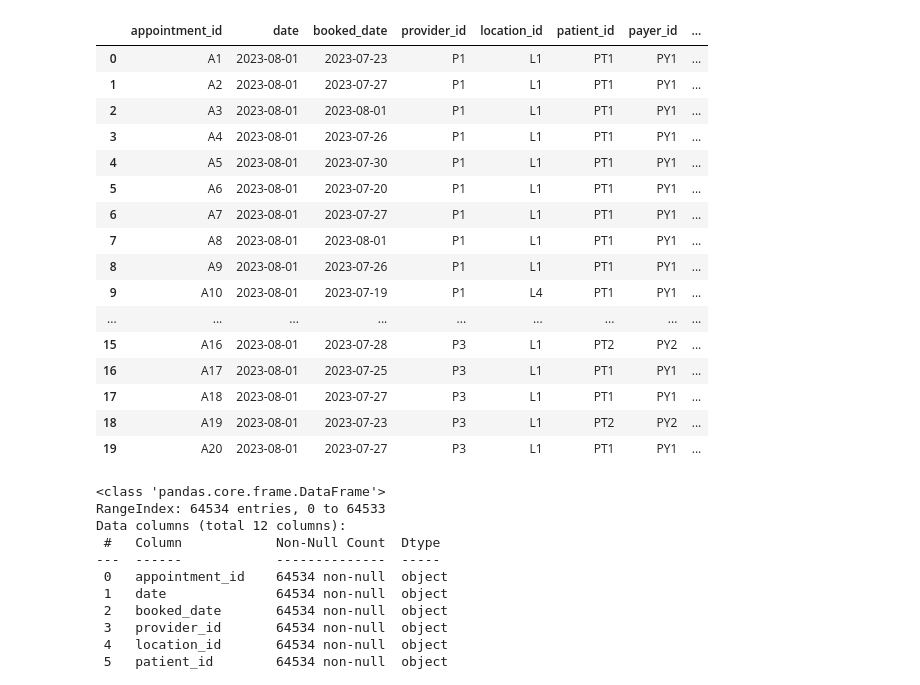
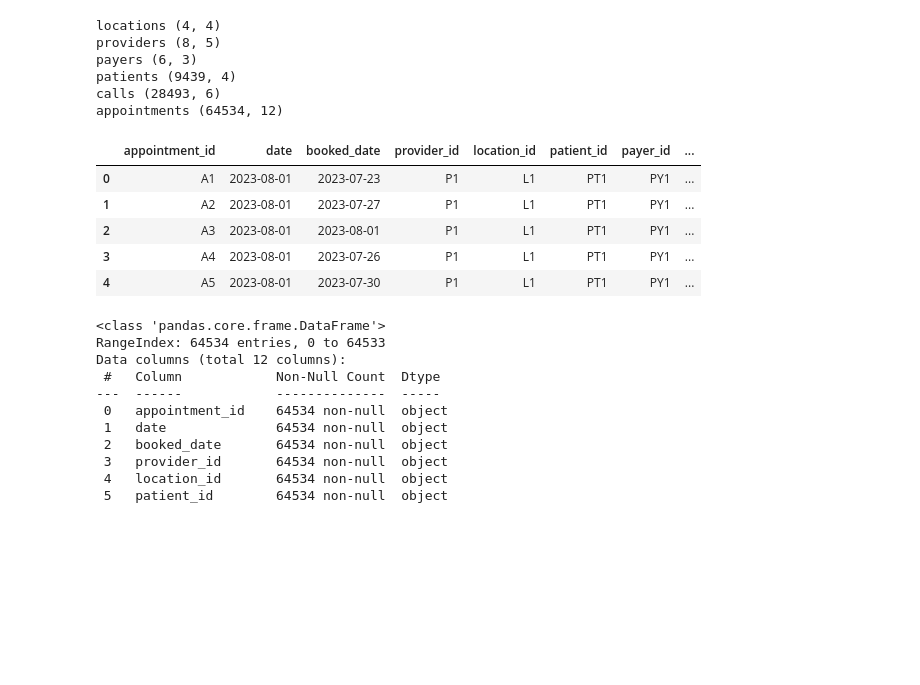
Before and after one commit to imtimtam/ortho-dashboard, a Jupyter notebook: notebook/data_cleaning.ipynb, the cells around one changed output. Cells and saved outputs as stored; diff of their text form; code cells hidden in the pictures; blank space fills up the shorter version.

```diff
--- a/notebook/data_cleaning.ipynb
+++ b/notebook/data_cleaning.ipynb
@@ -1,26 +1,33 @@
 # %%
 import pandas as pd
+# %%
+locations_df = pd.read_csv("../data/locations.csv")
+providers_df = pd.read_csv("../data/providers.csv")
+payers_df = pd.read_csv("../data/payers.csv")
+patients_df = pd.read_csv("../data/patients.csv")
+calls_df = pd.read_csv("../data/calls.csv")
+appointments_df = pd.read_csv("../data/appointments.csv")
+
+for name, df in [("locations", locations_df), ("providers", providers_df),
+                  ("payers", payers_df), ("patients", patients_df),
+                  ("calls", calls_df), ("appointments", appointments_df)]:
+    print(name, df.shape)
+# %% [output]
+locations (4, 4)
+providers (8, 5)
+payers (6, 3)
+patients (9439, 4)
+calls (28493, 6)
+appointments (64534, 12)
 # %%
-appointments_df = pd.read_csv('../data/appointments.csv')
-appointments_df.head(20)
+appointments_df.head()
 # %% [output]
 |  | appointment_id | date | booked_date | provider_id | location_id | patient_id | payer_id | ... |
 | 0 | A1 | 2023-08-01 | 2023-07-23 | P1 | L1 | PT1 | PY1 | ... |
 | 1 | A2 | 2023-08-01 | 2023-07-27 | P1 | L1 | PT1 | PY1 | ... |
 | 2 | A3 | 2023-08-01 | 2023-08-01 | P1 | L1 | PT1 | PY1 | ... |
 | 3 | A4 | 2023-08-01 | 2023-07-26 | P1 | L1 | PT1 | PY1 | ... |
 | 4 | A5 | 2023-08-01 | 2023-07-30 | P1 | L1 | PT1 | PY1 | ... |
-| 5 | A6 | 2023-08-01 | 2023-07-20 | P1 | L1 | PT1 | PY1 | ... |
-| 6 | A7 | 2023-08-01 | 2023-07-27 | P1 | L1 | PT1 | PY1 | ... |
-| 7 | A8 | 2023-08-01 | 2023-08-01 | P1 | L1 | PT1 | PY1 | ... |
-| 8 | A9 | 2023-08-01 | 2023-07-26 | P1 | L1 | PT1 | PY1 | ... |
-| 9 | A10 | 2023-08-01 | 2023-07-19 | P1 | L4 | PT1 | PY1 | ... |
-| ... | ... | ... | ... | ... | ... | ... | ... | ... |
-| 15 | A16 | 2023-08-01 | 2023-07-28 | P3 | L1 | PT2 | PY2 | ... |
-| 16 | A17 | 2023-08-01 | 2023-07-25 | P3 | L1 | PT1 | PY1 | ... |
-| 17 | A18 | 2023-08-01 | 2023-07-27 | P3 | L1 | PT1 | PY1 | ... |
-| 18 | A19 | 2023-08-01 | 2023-07-23 | P3 | L1 | PT2 | PY2 | ... |
-| 19 | A20 | 2023-08-01 | 2023-07-27 | P3 | L1 | PT1 | PY1 | ... |
 # %%
 appointments_df.info()
 # %% [output]
```
Also changed, not shown: parts of 11 cells of this notebook.
